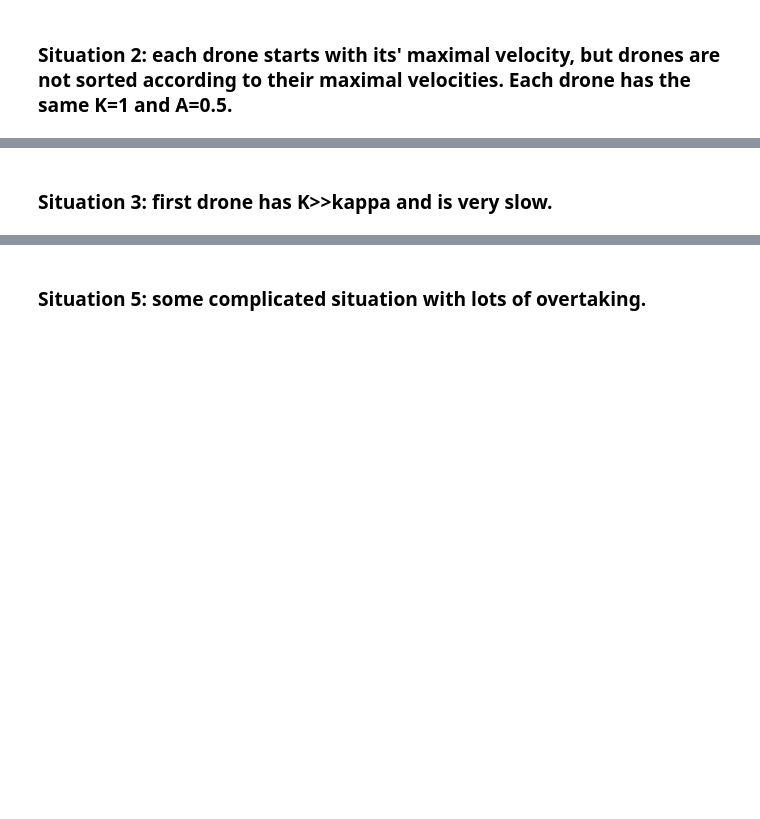
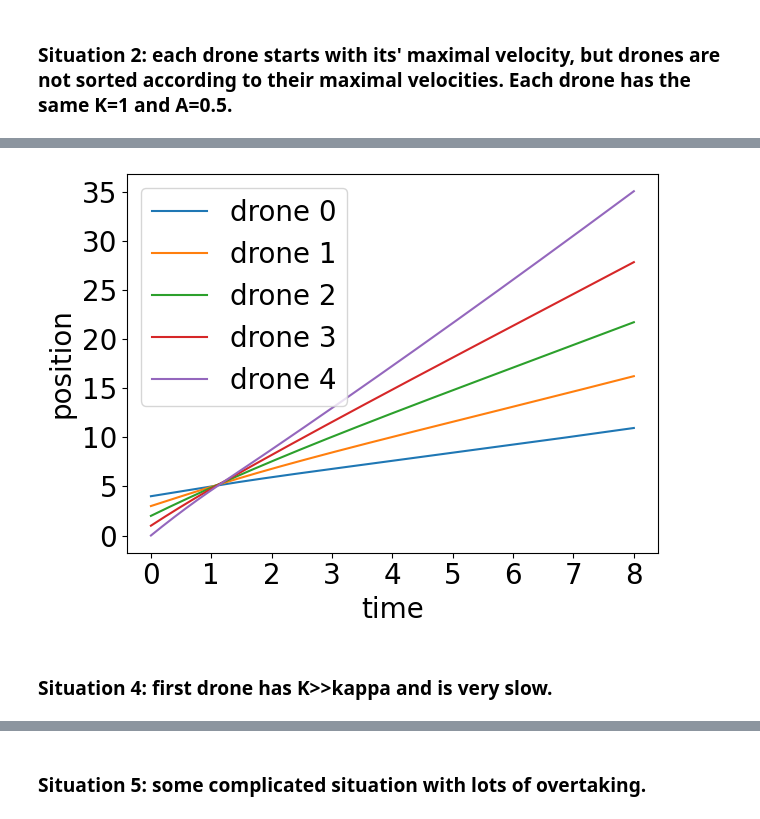
Before and after one commit to BDomzal/drones, a Jupyter notebook: simulations_in_paper.ipynb, the cells around one changed output, grey strips where cells are left out. Drawn from its saved outputs; the diff is of its cells as text; code cells hidden in the pictures; blank space fills up the shorter version.

```diff
--- a/simulations_in_paper.ipynb
+++ b/simulations_in_paper.ipynb
@@ -47,10 +48,11 @@ t, v = simulations.euler(initial_time=0, end_time=8, number_of_points=1000000, i
 # %%
 for i in range(5):
     plt.plot(t, v[:,i], label = 'drone ' + str(i))
-plt.xticks(fontsize=15)
-plt.yticks(fontsize=15)
-plt.xlabel("time",fontsize=15)
-plt.ylabel("position",fontsize=15)
-plt.legend(fontsize=15)
-plt.show()
+plt.xticks(fontsize=20)
+plt.yticks(fontsize=20)
+plt.xlabel("time",fontsize=20)
+plt.ylabel("position",fontsize=20)
+plt.legend(fontsize=20)
+plt.tight_layout()
+plt.savefig(results_path + 'sym2.png', dpi=400)
 # %% [output]
@@ -59,5 +59,6 @@ plt.show()
+[figure, added]
 # %% [markdown]
-### Situation 3: first drone has K>>kappa and is very slow.
+### Situation 4: first drone has K>>kappa and is very slow.
 # %%
 A = np.array([0.5,0.5,0.5,0.5,0.5])
 opt = np.array([0.01,2,3,4,5])
```
Also changed, not shown: parts of 17 cells of this notebook, 12 other files.
